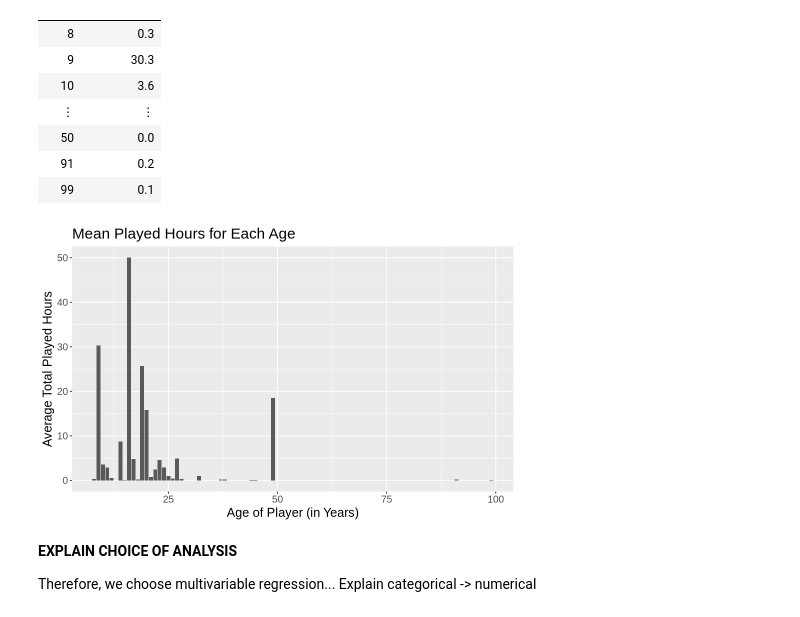
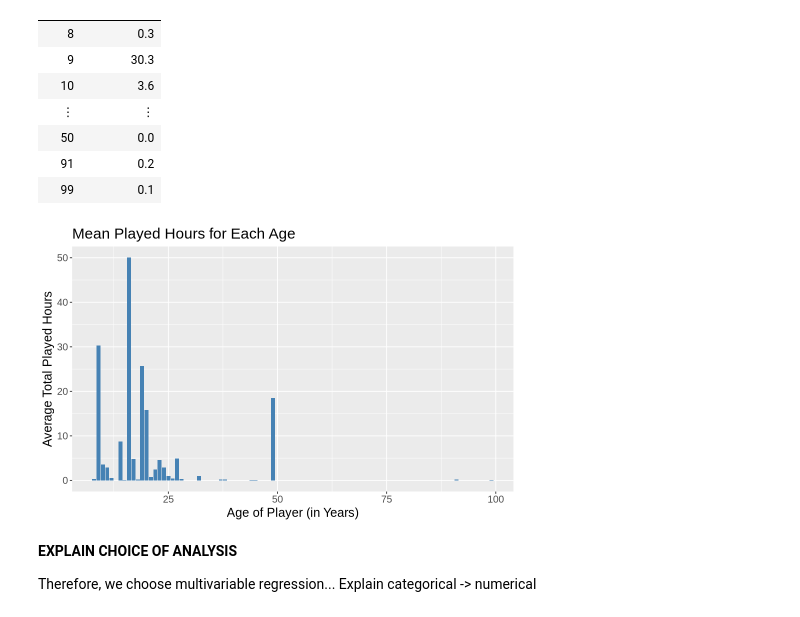
Before and after one commit to jyuxinshu/plaicraft, a Jupyter notebook: plaicraft.ipynb, the cells around one changed output. Drawn from its saved outputs; the diff is of its cells as text; code cells hidden in the pictures.

Commit message:
loading data and summary

```diff
--- a/plaicraft.ipynb
+++ b/plaicraft.ipynb
@@ -146,19 +175,21 @@ A tibble: 32 × 2
 | 91 | 0.2 |
 | 99 | 0.1 |
 # %%
+#SUMMARY OF DATA: Finding the distribution of ages in relation to the average number of played hours
+
 options(repr.plot.width = 8, repr.plot.height = 5)
 
 players_summary_plot <- players_age_mean |>
     ggplot(aes(x = age, y = mean_hours)) +
-    geom_bar(stat = "identity") +
+    geom_bar(stat = "identity", fill = "steelblue") +
     labs(x = "Age of Player (in Years)",
         y = "Average Total Played Hours") +
     theme(text = element_text(size = 15)) +
     ggtitle("Mean Played Hours for Each Age")
 
 players_summary_plot
 # %% [output]
-[figure, old version]
+[figure, new version]
 # %% [markdown]
 **EXPLAIN CHOICE OF ANALYSIS**
 
```
Also changed, not shown: parts of 8 cells of this notebook.
